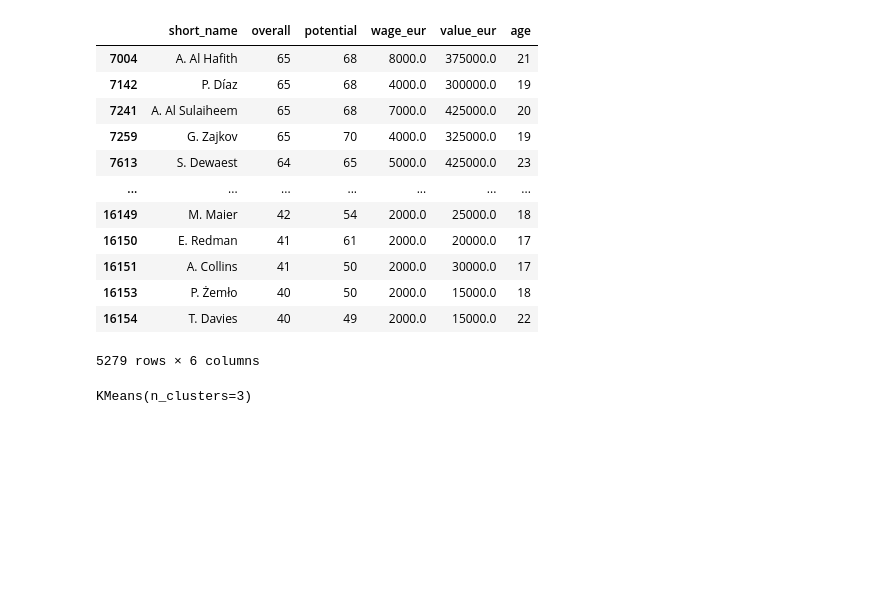
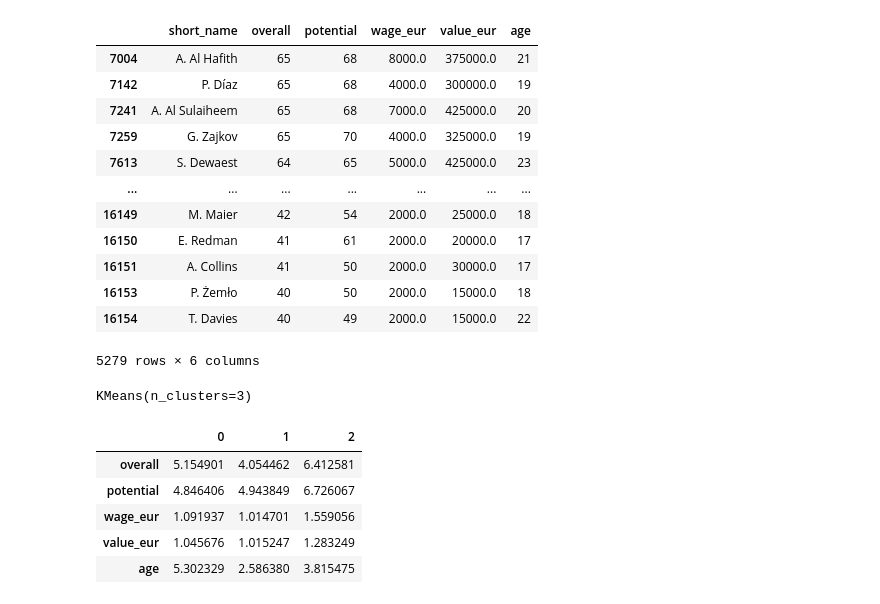
Before and after one commit to SHAHURAJS/K-means, a Jupyter notebook: clustring.ipynb, the cells around one changed output. Drawn from its saved outputs; the diff is of its cells as text; code cells hidden in the pictures; blank space fills up the shorter version.

```diff
--- a/clustring.ipynb
+++ b/clustring.ipynb
@@ -174,3 +174,12 @@ kmeans = KMeans(3)
 kmeans.fit(data)
 # %% [output]
 KMeans(n_clusters=3)
+# %%
+pd.DataFrame(kmeans.cluster_centers_, columns=features).T
+# %% [output]
+|  | 0 | 1 | 2 |
+| overall | 5.154901 | 4.054462 | 6.412581 |
+| potential | 4.846406 | 4.943849 | 6.726067 |
+| wage_eur | 1.091937 | 1.014701 | 1.559056 |
+| value_eur | 1.045676 | 1.015247 | 1.283249 |
+| age | 5.302329 | 2.586380 | 3.815475 |
```
